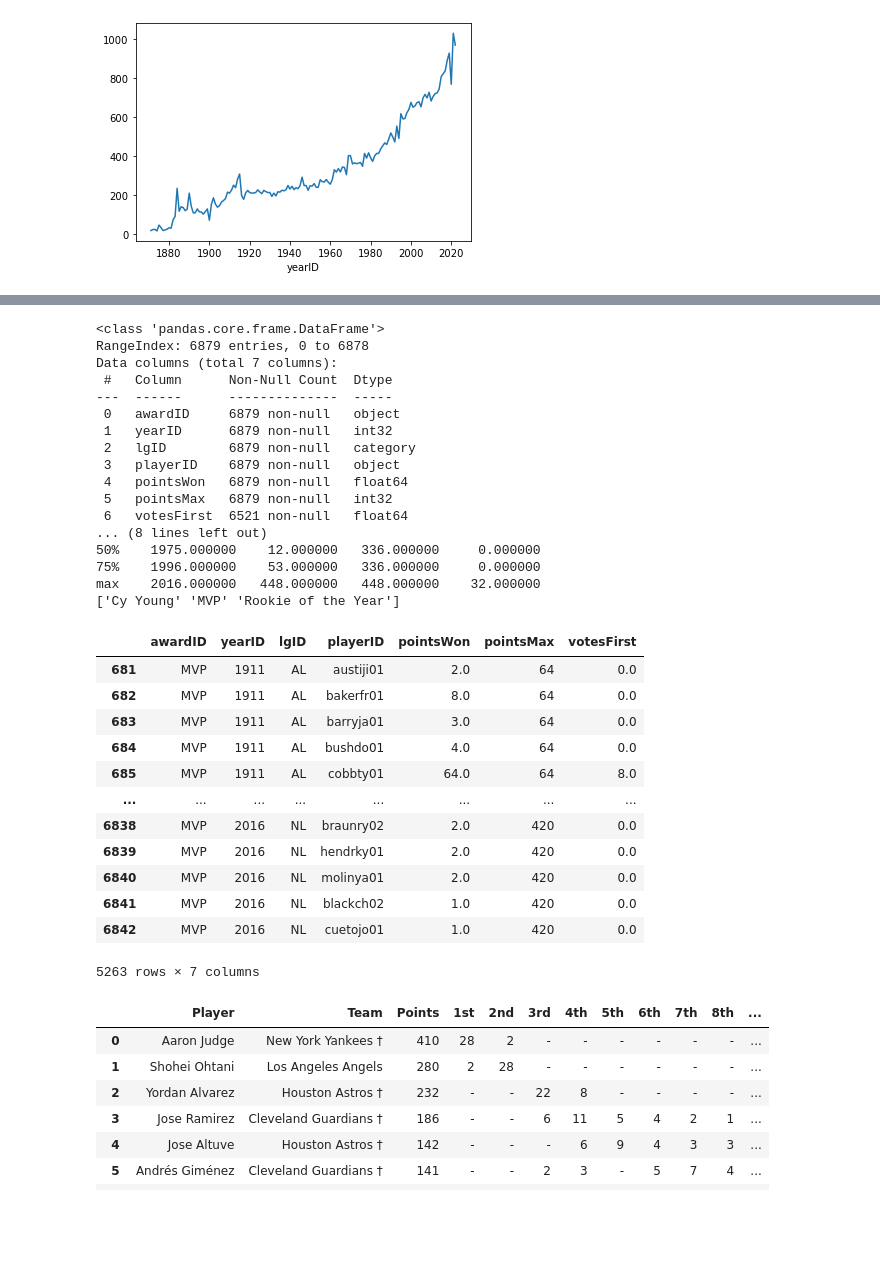
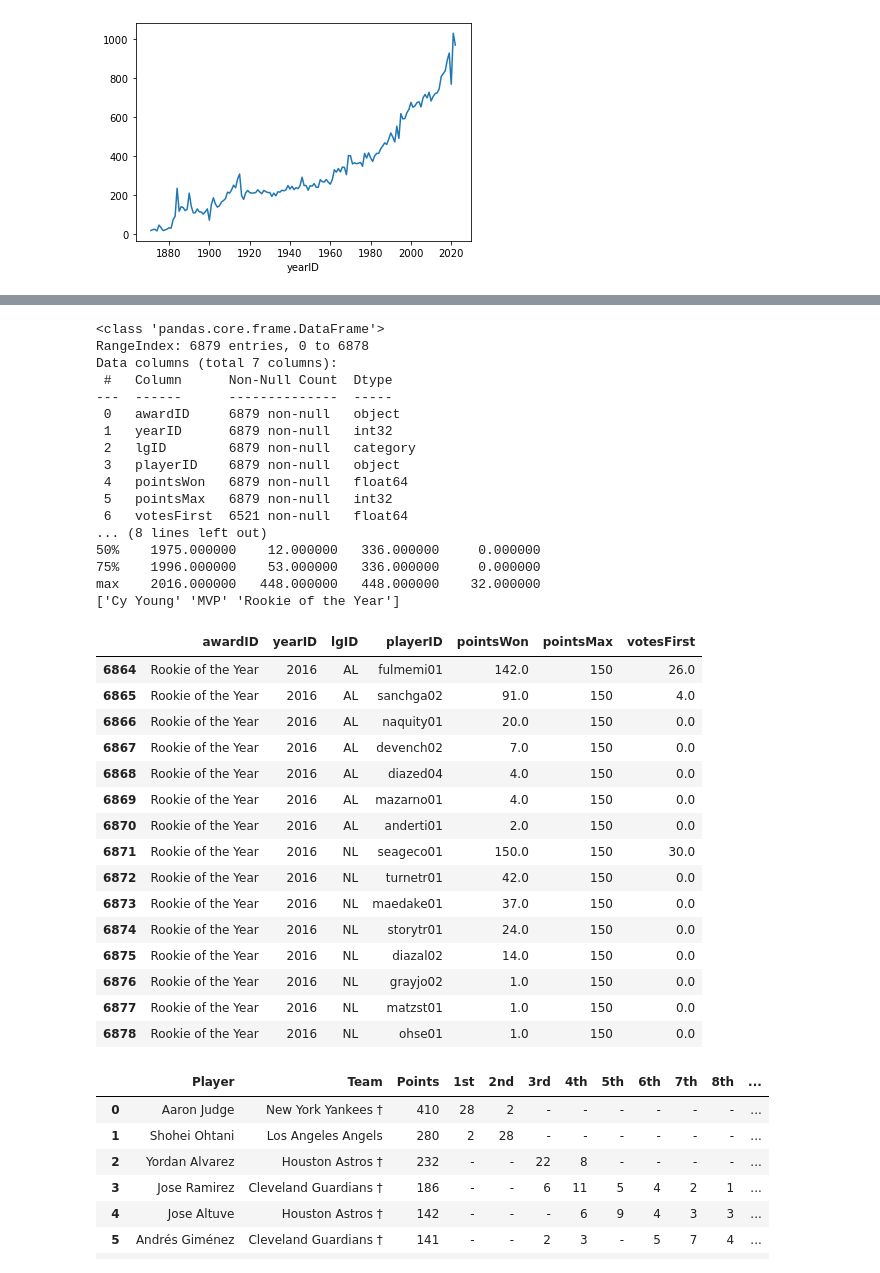
Before and after one commit to an-izq/Pitcher-HOF-Predictor, a Jupyter notebook: Pitcher-HOF-Predictor.ipynb, the cells around one changed output, grey strips where cells are left out. Saved outputs shown, nothing was run; the diff lists cells and outputs as text; code cells hidden in the pictures; blank space fills up the shorter version.

```diff
--- a/Pitcher-HOF-Predictor.ipynb
+++ b/Pitcher-HOF-Predictor.ipynb
@@ -163,42 +161,45 @@ max    2021.000000
 # %%
 # AwardsPlayers_df Exploration
 AwardsSharePlayers_df.info()
 print(AwardsSharePlayers_df.describe())
 print(AwardsSharePlayers_df['awardID'].unique())
 # AwardsSharePlayers_df.loc[AwardsSharePlayers_df['yearID'] == 2012]
 # AwardsSharePlayers_df.loc[AwardsSharePlayers_df['playerID'] == 'verlaju01']
-AwardsSharePlayers_df.loc[AwardsSharePlayers_df['awardID'] == 'MVP']
+AwardsSharePlayers_df.loc[(AwardsSharePlayers_df['yearID'] == 2016) & (AwardsSharePlayers_df['awardID'] == 'Rookie of the Year')]
 # %% [output]
 <class 'pandas.core.frame.DataFrame'>
 RangeIndex: 6879 entries, 0 to 6878
 Data columns (total 7 columns):
  #   Column      Non-Null Count  Dtype
 ---  ------      --------------  -----
  0   awardID     6879 non-null   object
  1   yearID      6879 non-null   int32
  2   lgID        6879 non-null   category
  3   playerID    6879 non-null   object
  4   pointsWon   6879 non-null   float64
  5   pointsMax   6879 non-null   int32
  6   votesFirst  6521 non-null   float64
 ... (8 lines left out)
 50%    1975.000000    12.000000   336.000000     0.000000
 75%    1996.000000    53.000000   336.000000     0.000000
 max    2016.000000   448.000000   448.000000    32.000000
 ['Cy Young' 'MVP' 'Rookie of the Year']
 |  | awardID | yearID | lgID | playerID | pointsWon | pointsMax | votesFirst |
-| 681 | MVP | 1911 | AL | austiji01 | 2.0 | 64 | 0.0 |
-| 682 | MVP | 1911 | AL | bakerfr01 | 8.0 | 64 | 0.0 |
-| 683 | MVP | 1911 | AL | barryja01 | 3.0 | 64 | 0.0 |
-| 684 | MVP | 1911 | AL | bushdo01 | 4.0 | 64 | 0.0 |
-| 685 | MVP | 1911 | AL | cobbty01 | 64.0 | 64 | 8.0 |
-| ... | ... | ... | ... | ... | ... | ... | ... |
-| 6838 | MVP | 2016 | NL | braunry02 | 2.0 | 420 | 0.0 |
-| 6839 | MVP | 2016 | NL | hendrky01 | 2.0 | 420 | 0.0 |
-| 6840 | MVP | 2016 | NL | molinya01 | 2.0 | 420 | 0.0 |
-| 6841 | MVP | 2016 | NL | blackch02 | 1.0 | 420 | 0.0 |
-| 6842 | MVP | 2016 | NL | cuetojo01 | 1.0 | 420 | 0.0 |
+| 6864 | Rookie of the Year | 2016 | AL | fulmemi01 | 142.0 | 150 | 26.0 |
+| 6865 | Rookie of the Year | 2016 | AL | sanchga02 | 91.0 | 150 | 4.0 |
+| 6866 | Rookie of the Year | 2016 | AL | naquity01 | 20.0 | 150 | 0.0 |
+| 6867 | Rookie of the Year | 2016 | AL | devench02 | 7.0 | 150 | 0.0 |
+| 6868 | Rookie of the Year | 2016 | AL | diazed04 | 4.0 | 150 | 0.0 |
+| 6869 | Rookie of the Year | 2016 | AL | mazarno01 | 4.0 | 150 | 0.0 |
+| 6870 | Rookie of the Year | 2016 | AL | anderti01 | 2.0 | 150 | 0.0 |
+| 6871 | Rookie of the Year | 2016 | NL | seageco01 | 150.0 | 150 | 30.0 |
+| 6872 | Rookie of the Year | 2016 | NL | turnetr01 | 42.0 | 150 | 0.0 |
+| 6873 | Rookie of the Year | 2016 | NL | maedake01 | 37.0 | 150 | 0.0 |
+| 6874 | Rookie of the Year | 2016 | NL | storytr01 | 24.0 | 150 | 0.0 |
+| 6875 | Rookie of the Year | 2016 | NL | diazal02 | 14.0 | 150 | 0.0 |
+| 6876 | Rookie of the Year | 2016 | NL | grayjo02 | 1.0 | 150 | 0.0 |
+| 6877 | Rookie of the Year | 2016 | NL | matzst01 | 1.0 | 150 | 0.0 |
+| 6878 | Rookie of the Year | 2016 | NL | ohse01 | 1.0 | 150 | 0.0 |
-5263 rows × 7 columns
 # %%
 # # LEGACY OLD Data during different attempt of webscraping BR
 
```
Also changed, not shown: parts of 6 cells of this notebook.
